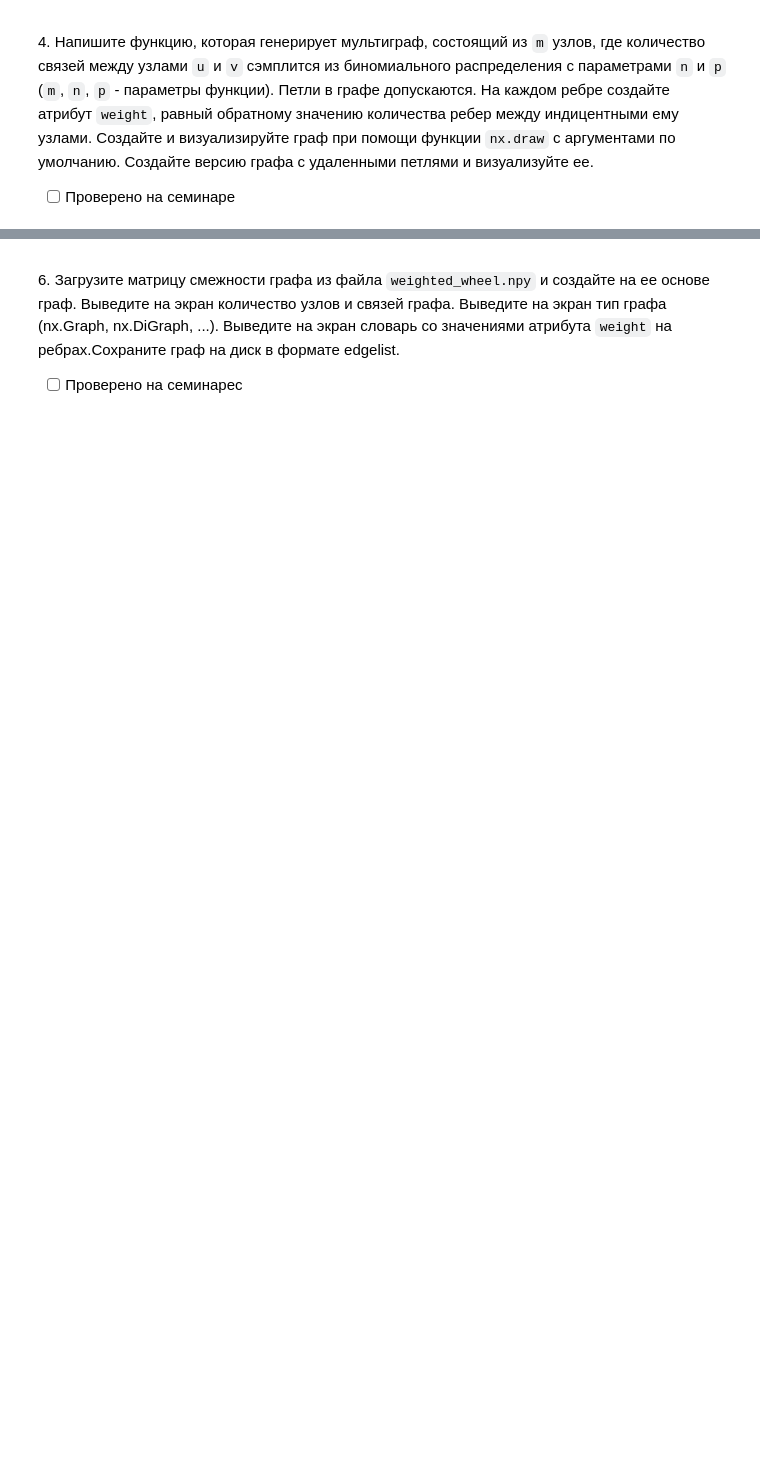
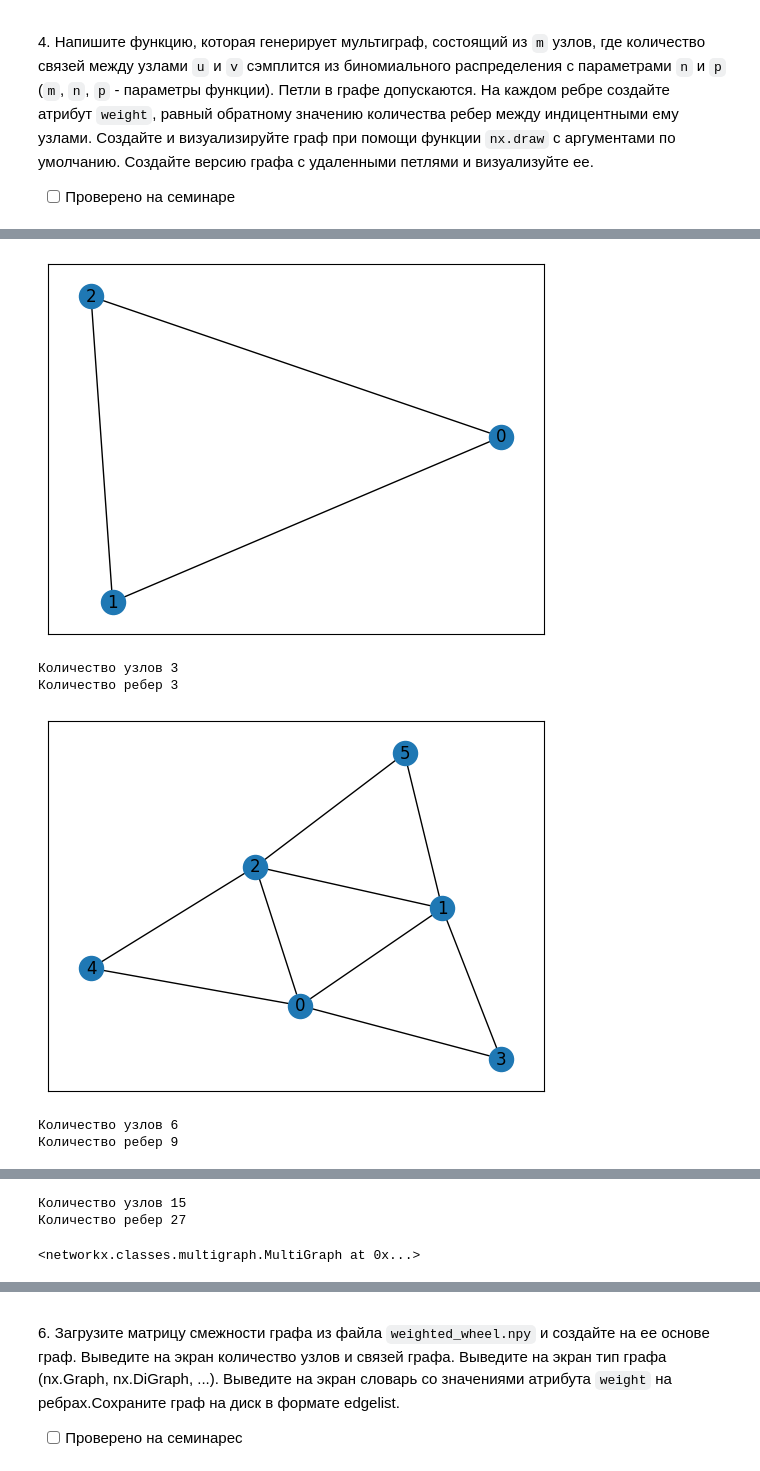
Before and after one commit to Ackrome/FU, a Jupyter notebook: Course_3/SA(C)/01_nx_graph.ipynb, the cells around one changed output, grey strips where cells are left out. Cells and saved outputs as stored; diff of their text form; code cells hidden in the pictures; blank space fills up the shorter version.

```diff
--- a/Course_3/SA(C)/01_nx_graph.ipynb
+++ b/Course_3/SA(C)/01_nx_graph.ipynb
@@ -183,3 +208,51 @@ nx.draw_networkx(G)
 ![](https://i.imgur.com/aJnbzxM.png)
 
 - [ ] Проверено на семинаре
+# %%
+def gen_circle(n=5):
+    G = nx.MultiGraph()
+
+    for i in range(n):
+        G.add_node(i)
+
+    for i in range(len(G.nodes)-1):
+        G.add_edge(i,i+1)
+
+    if n > 2:
+        G.add_edge(i+1,0)
+
+    return G
+
+def flower_1_2(n):
+    G = gen_circle(3)
+    nx.draw_networkx(G)
+    plt.show()
+    print(f'Количество узлов {len(G.nodes)}')
+    print(f'Количество ребер {len(G.edges)}')
+
+    for i in range(n):
+
+        new = G.copy()
+        cur_edges = list(new.edges)
+        # print(cur_edges)
+        for u,v,_ in cur_edges: #+[cur_edges[0]]:
+            new_node = len(new.nodes)
+            new.add_edge(u,new_node)
+            new.add_edge(new_node,v)
+            # print(u,v)
+
+        G = new
+        nx.draw_networkx(G)
+        plt.show()
+        print(f'Количество узлов {len(G.nodes)}')
+        print(f'Количество ребер {len(G.edges)}')
+    return G
+
+flower_1_2(2)
+# %% [output]
+[figure, added]
+Количество узлов 3
+Количество ребер 3
+[figure, added]
+Количество узлов 6
+Количество ребер 9
@@ -185,0 +260,3 @@ nx.draw_networkx(G)
+Количество узлов 15
+Количество ребер 27
+<networkx.classes.multigraph.MultiGraph at 0x...>
```
Also changed, not shown: parts of 10 cells of this notebook, 1 other file.
